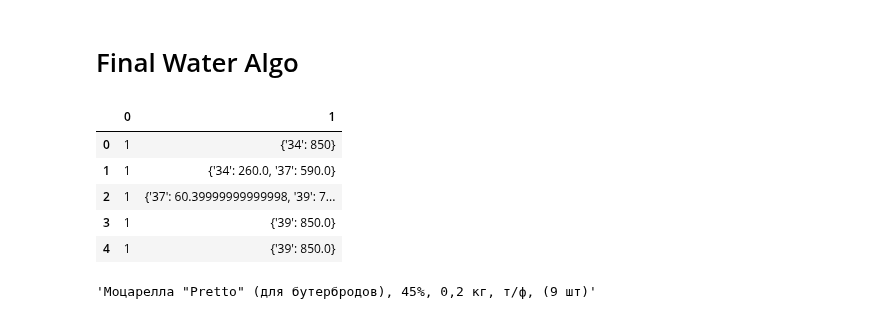
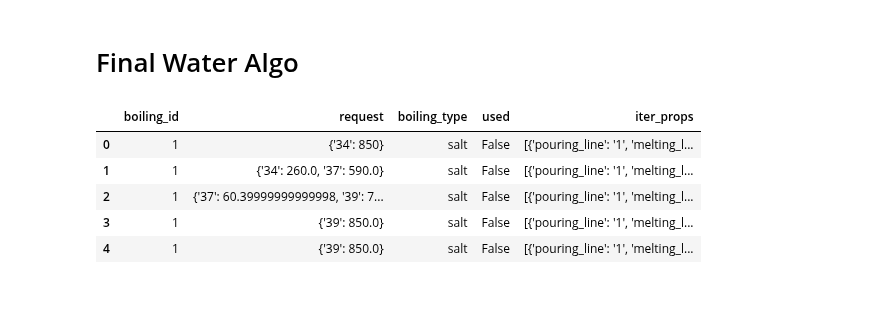
Before and after one commit to nkrokhmal/umalat, a Jupyter notebook: research/akadaner/2020.11.22 algo.ipynb, the cells around one changed output. Drawn from its saved outputs; the diff is of its cells as text; code cells hidden in the pictures.

```diff
--- a/research/akadaner/2020.11.22 algo.ipynb
+++ b/research/akadaner/2020.11.22 algo.ipynb
@@ -406,7 +398,7 @@ def boiling_validator(parent, boiling):
 from itertools import product
 
 iter_water_props = [{'pouring_line': str(v)} for v in [0, 1]]
-iter_salt_props = [{'pouring_line': str(v[0]), 'melting_line': str(v[1])} for v in product([0, 1], [0, 1, 2, 3])]
+iter_salt_props = [{'pouring_line': str(v[0]), 'melting_line': str(v[1])} for v in product([1, 2, 3], [0, 1, 2, 3])]
 iter_water_props, iter_salt_props
 # %% [output]
 ([{'pouring_line': '0'}, {'pouring_line': '1'}],
@@ -500,42 +496,41 @@ for boiling_id, boiling_grp in df.groupby(0):
     # todo: proper logic
     total_kg = custom_round(total_kg, 850, rounding='floor')
 
     n_boilings = int(total_kg / 850)
     for i in range(n_boilings):
         cur_kg = 850
         boiling_request = {}
         for k, v in list(boiling_dic.items()):
             boil_kg = min(cur_kg, boiling_dic[k])
 
             boiling_dic[k] -= boil_kg
             cur_kg -= boil_kg
 
             if k not in boiling_request:
                 boiling_request[k] = 0
             boiling_request[k] += boil_kg
 
             if cur_kg == 0:
                 break
 
         if cur_kg != 0:
             # any non-zero
             print('Non-zero')
             k = [k for k, v in boiling_request.items() if v != 0][0]
             boiling_request[k] += cur_kg
 
         boiling_request = {k: v for k, v in boiling_request.items() if v != 0}
         values.append([boiling_id, boiling_request])
-df = pd.DataFrame(values)
-df[0] = df[0].astype(str)
+df = pd.DataFrame(values, columns=['boiling_id', 'request'])
+df['boiling_id'] = df['boiling_id'].astype(str)
+df['boiling_type'] = df['boiling_id'].apply(lambda boiling_id: 'salt' if str(cast_boiling(boiling_id).percent) == '2.7' else 'water')
+df['used'] = False
+df['iter_props'] = df['boiling_type'].apply(lambda boiling_type: iter_water_props if boiling_type == 'water' else iter_salt_props)
 df.head()
 # %% [output]
-|  | 0 | 1 |
-| 0 | 1 | {'34': 850} |
-| 1 | 1 | {'34': 260.0, '37': 590.0} |
-| 2 | 1 | {'37': 60.39999999999998, '39': 7... |
-| 3 | 1 | {'39': 850.0} |
-| 4 | 1 | {'39': 850.0} |
+|  | boiling_id | request | boiling_type | used | iter_props |
+| 0 | 1 | {'34': 850} | salt | False | [{'pouring_line': '1', 'melting_l... |
+| 1 | 1 | {'34': 260.0, '37': 590.0} | salt | False | [{'pouring_line': '1', 'melting_l... |
+| 2 | 1 | {'37': 60.39999999999998, '39': 7... | salt | False | [{'pouring_line': '1', 'melting_l... |
+| 3 | 1 | {'39': 850.0} | salt | False | [{'pouring_line': '1', 'melting_l... |
+| 4 | 1 | {'39': 850.0} | salt | False | [{'pouring_line': '1', 'melting_l... |
-# %%
-skus.iloc[0][0].name
-# %% [output]
-'Моцарелла "Pretto" (для бутербродов), 45%, 0,2 кг, т/ф, (9 шт)'
```
Also changed, not shown: parts of 14 cells of this notebook, 1 other file.
